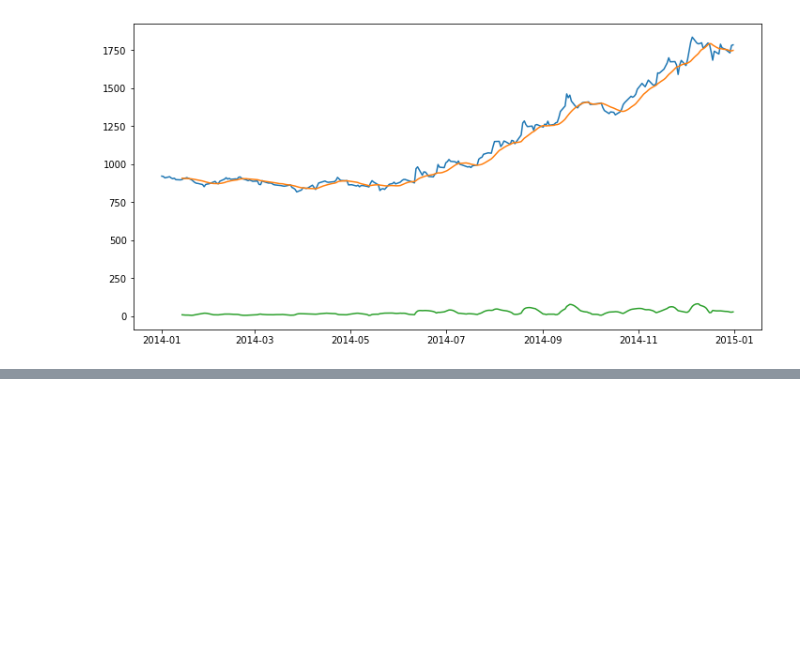
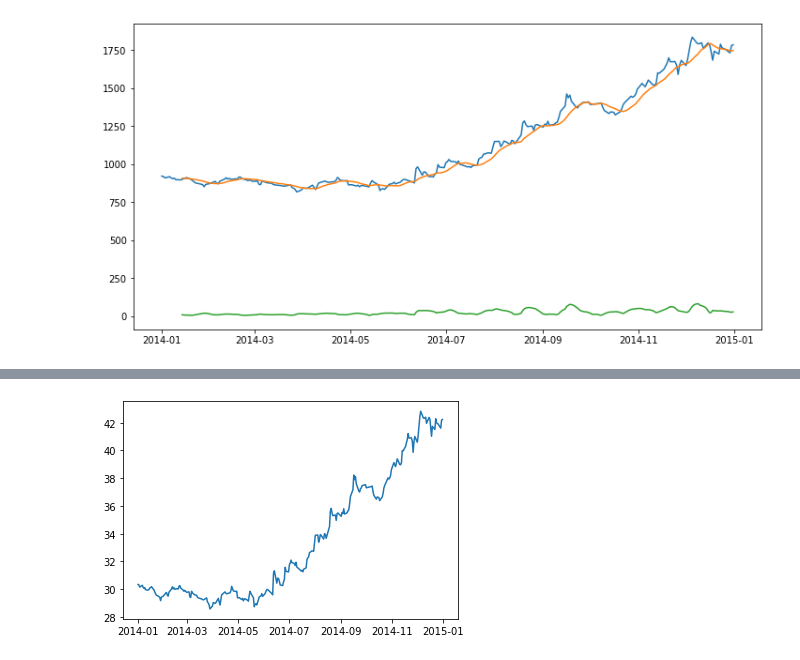
Before and after one commit to iddzzz/stock-price-prediction, a Jupyter notebook: britannia-stock-price-prediction.ipynb, the cells around one changed output, grey strips where cells are left out. Saved outputs shown, nothing was run; the diff lists cells and outputs as text; code cells hidden in the pictures; blank space fills up the shorter version.

```diff
--- a/britannia-stock-price-prediction.ipynb
+++ b/britannia-stock-price-prediction.ipynb
@@ -109,0 +141,8 @@ plt.show()
+# %%
+# Transformasi akar kuadrat
+df_sqrt = np.sqrt(df)
+
+plt.plot(df_sqrt)
+plt.show()
+# %% [output]
+[figure, added]
```
Also changed, not shown: parts of 14 cells of this notebook.
